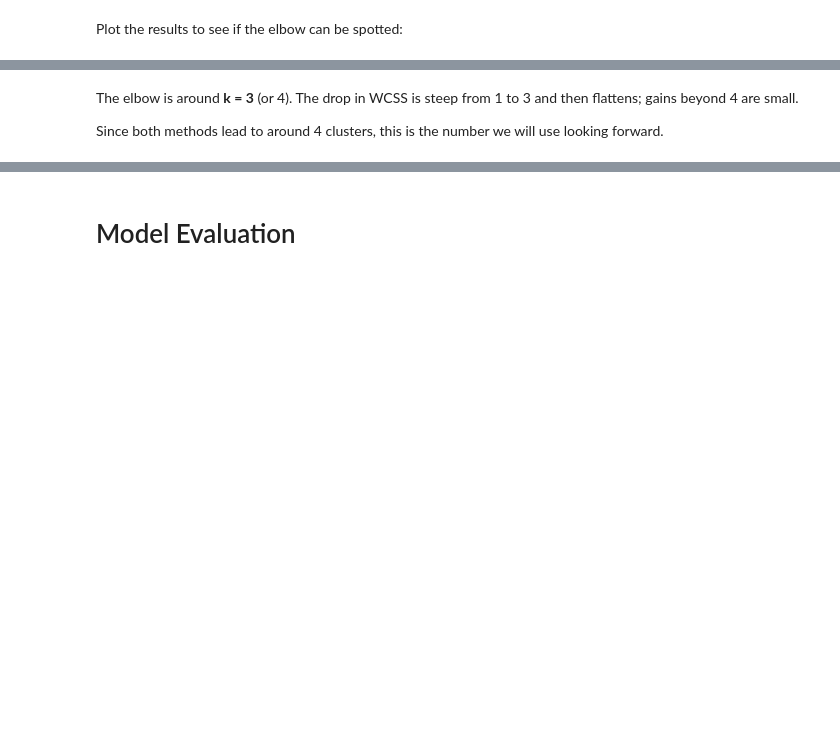
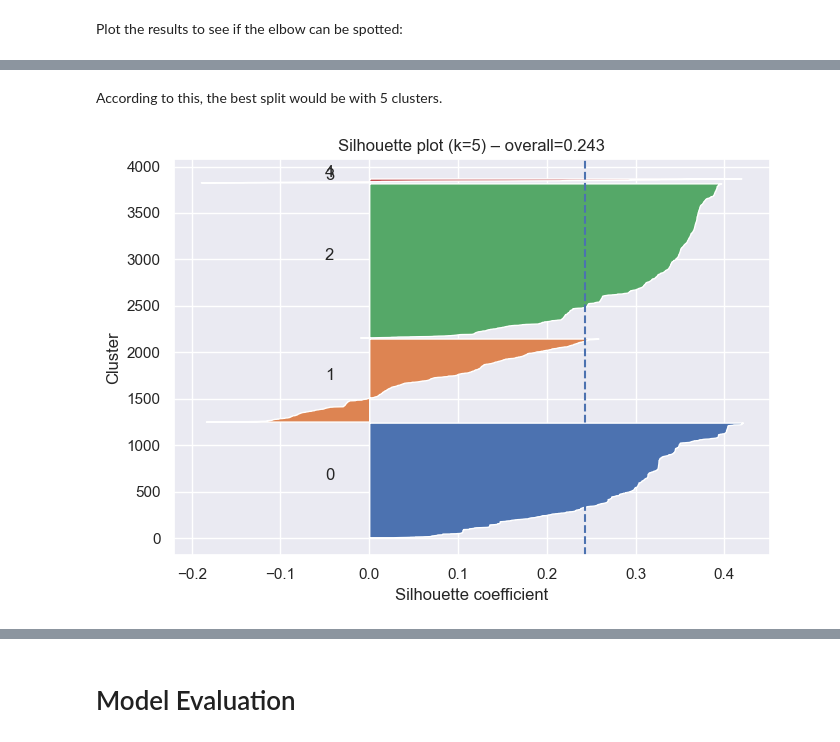
Before and after one commit to dato6091/Marketing_customer_segmentation_analysis, a Jupyter notebook: 2_Model_Implementation_and_Interpretation.ipynb, the cells around one changed output, grey strips where cells are left out. Cells and saved outputs as stored; diff of their text form; code cells hidden in the pictures; blank space fills up the shorter version.

```diff
--- a/2_Model_Implementation_and_Interpretation.ipynb
+++ b/2_Model_Implementation_and_Interpretation.ipynb
@@ -90,4 +148,32 @@ plt.show()
 # %% [markdown]
-The elbow is around **k = 3** (or 4). The drop in WCSS is steep from 1 to 3 and then flattens; gains beyond 4 are small.
-
-Since both methods lead to around 4 clusters, this is the number we will use looking forward.
+According to this, the best split would be with 5 clusters.
+# %%
+from sklearn.cluster import KMeans
+from sklearn.metrics import silhouette_samples, silhouette_score
+import numpy as np
+import matplotlib.pyplot as plt
+
+k = 5
+km = KMeans(n_clusters=k, n_init=50, random_state=0).fit(df_scaled)
+labels = km.labels_
+
+samp = silhouette_samples(df_scaled, labels)
+overall = silhouette_score(df_scaled, labels)
+
+fig, ax = plt.subplots(figsize=(7,5))
+y_lower = 10
+for c in range(k):
+    vals = np.sort(samp[labels == c])
+    size = vals.shape[0]
+    y_upper = y_lower + size
+    ax.fill_betweenx(np.arange(y_lower, y_upper), 0, vals)
+    ax.text(-0.05, y_lower + 0.5*size, str(c))
+    y_lower = y_upper + 10
+
+ax.axvline(overall, linestyle="--")
+ax.set_xlabel("Silhouette coefficient")
+ax.set_ylabel("Cluster")
+ax.set_title(f"Silhouette plot (k={k}) – overall={overall:.3f}")
+plt.tight_layout()
+# %% [output]
+[figure, added]
```
Also changed, not shown: parts of 13 cells of this notebook.
